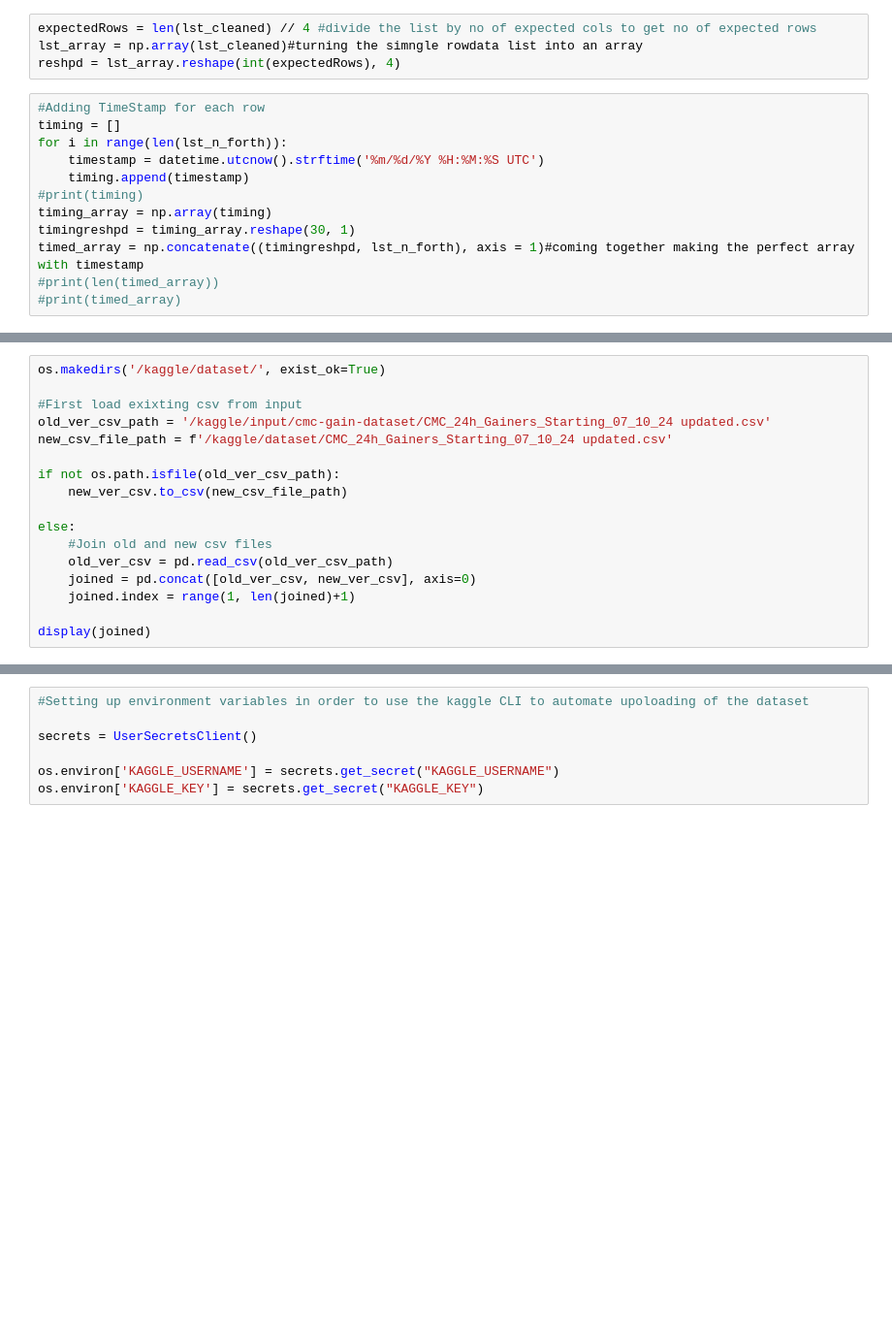
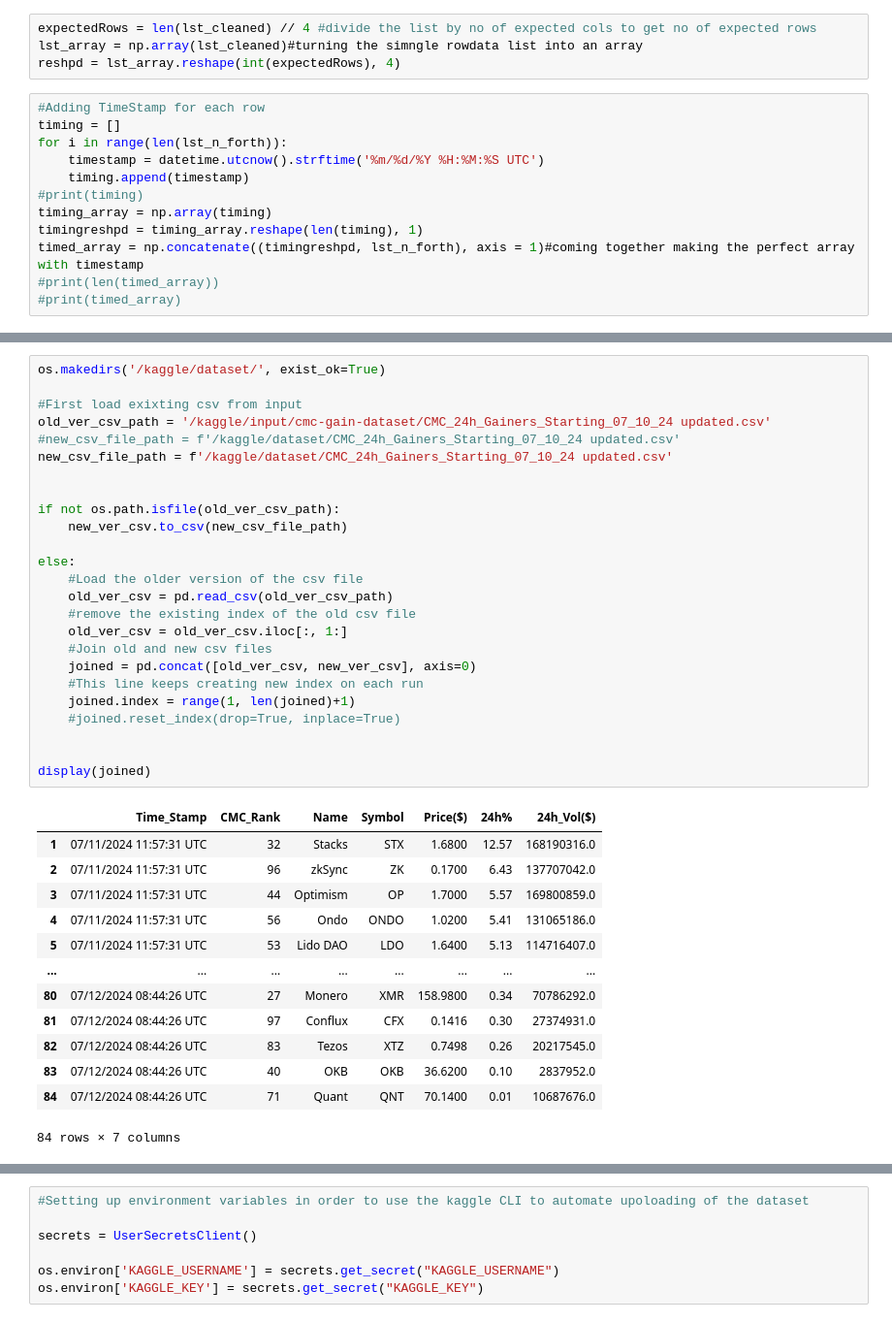
Before and after one commit to AyFait/CMC-Gainers-Notebook-Starting_07_10_24-, a Jupyter notebook: cmc-gainers-notebook-starting-07-10-24.ipynb, the cells around one changed output, grey strips where cells are left out. Shown at 97% size. Cells and saved outputs as stored; diff of their text form; blank space fills up the shorter version.

Commit message:
Kaggle Notebook | CMC Gainers Notebook Starting_07_10_24  | Version 13

```diff
--- a/cmc-gainers-notebook-starting-07-10-24.ipynb
+++ b/cmc-gainers-notebook-starting-07-10-24.ipynb
@@ -85,7 +138,7 @@ for i in range(len(lst_n_forth)):
     timing.append(timestamp)
 #print(timing)
 timing_array = np.array(timing)
-timingreshpd = timing_array.reshape(30, 1)
+timingreshpd = timing_array.reshape(len(timing), 1)
 timed_array = np.concatenate((timingreshpd, lst_n_forth), axis = 1)#coming together making the perfect array with timestamp
 #print(len(timed_array))
 #print(timed_array)
@@ -106,20 +178,42 @@ display(new_ver_csv)
 # %%
 os.makedirs('/kaggle/dataset/', exist_ok=True)
 
 #First load exixting csv from input
 old_ver_csv_path = '/kaggle/input/cmc-gain-dataset/CMC_24h_Gainers_Starting_07_10_24 updated.csv'
+#new_csv_file_path = f'/kaggle/dataset/CMC_24h_Gainers_Starting_07_10_24 updated.csv'
 new_csv_file_path = f'/kaggle/dataset/CMC_24h_Gainers_Starting_07_10_24 updated.csv'
+
 
 if not os.path.isfile(old_ver_csv_path):
     new_ver_csv.to_csv(new_csv_file_path)
 
 else:
+    #Load the older version of the csv file
+    old_ver_csv = pd.read_csv(old_ver_csv_path)
+    #remove the existing index of the old csv file
+    old_ver_csv = old_ver_csv.iloc[:, 1:]
     #Join old and new csv files
-    old_ver_csv = pd.read_csv(old_ver_csv_path)
     joined = pd.concat([old_ver_csv, new_ver_csv], axis=0)
+    #This line keeps creating new index on each run
     joined.index = range(1, len(joined)+1)
+    #joined.reset_index(drop=True, inplace=True)
+
 
 display(joined)
+# %% [output]
+|  | Time_Stamp | CMC_Rank | Name | Symbol | Price($) | 24h% | 24h_Vol($) |
+| 1 | 07/11/2024 11:57:31 UTC | 32 | Stacks | STX | 1.6800 | 12.57 | 168190316.0 |
+| 2 | 07/11/2024 11:57:31 UTC | 96 | zkSync | ZK | 0.1700 | 6.43 | 137707042.0 |
+| 3 | 07/11/2024 11:57:31 UTC | 44 | Optimism | OP | 1.7000 | 5.57 | 169800859.0 |
+| 4 | 07/11/2024 11:57:31 UTC | 56 | Ondo | ONDO | 1.0200 | 5.41 | 131065186.0 |
+| 5 | 07/11/2024 11:57:31 UTC | 53 | Lido DAO | LDO | 1.6400 | 5.13 | 114716407.0 |
+| ... | ... | ... | ... | ... | ... | ... | ... |
+| 80 | 07/12/2024 08:44:26 UTC | 27 | Monero | XMR | 158.9800 | 0.34 | 70786292.0 |
+| 81 | 07/12/2024 08:44:26 UTC | 97 | Conflux | CFX | 0.1416 | 0.30 | 27374931.0 |
+| 82 | 07/12/2024 08:44:26 UTC | 83 | Tezos | XTZ | 0.7498 | 0.26 | 20217545.0 |
+| 83 | 07/12/2024 08:44:26 UTC | 40 | OKB | OKB | 36.6200 | 0.10 | 2837952.0 |
+| 84 | 07/12/2024 08:44:26 UTC | 71 | Quant | QNT | 70.1400 | 0.01 | 10687676.0 |
+84 rows × 7 columns
 # %%
 
 # Check if the file exists in dataset folder
```
Also changed, not shown: parts of 9 cells of this notebook.
